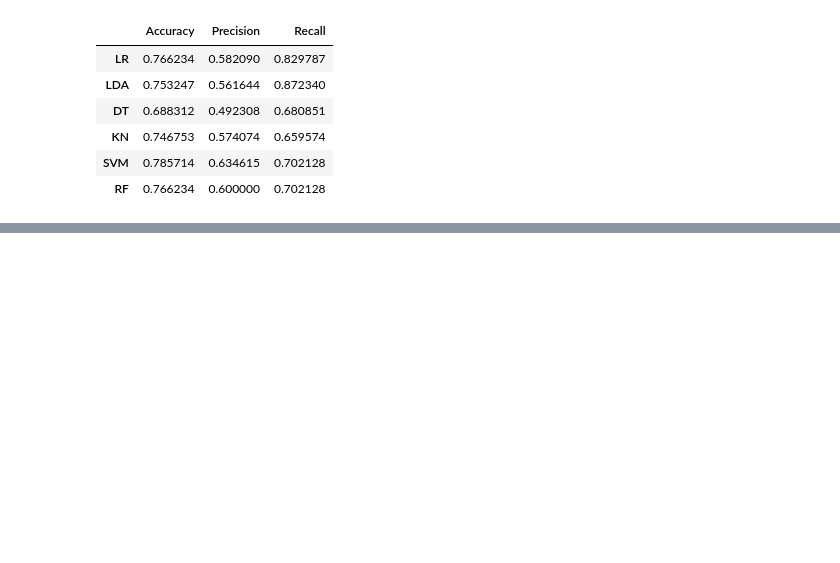
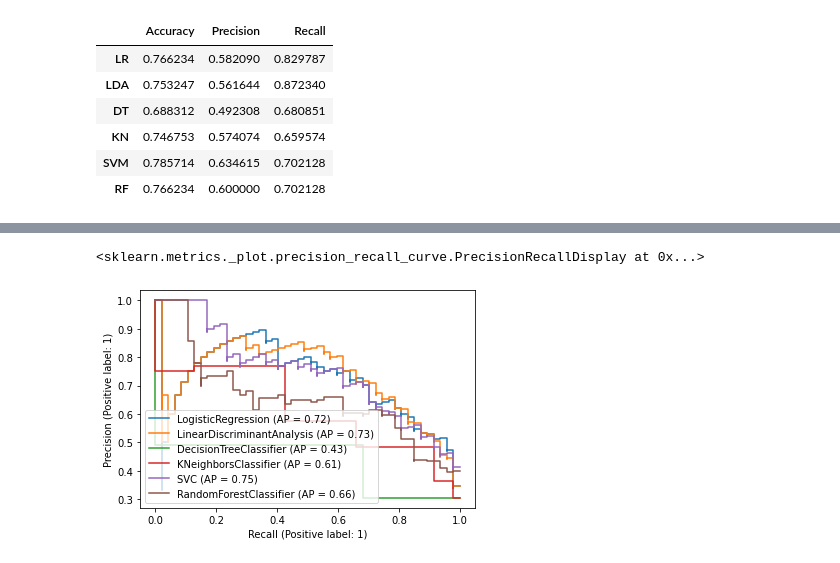
Before and after one commit to Sau1o/pythonScripts, a Jupyter notebook: Diabetes/Diabetes.ipynb, the cells around one changed output, grey strips where cells are left out. Cells and saved outputs as stored; diff of their text form; code cells hidden in the pictures; blank space fills up the shorter version.

```diff
--- a/Diabetes/Diabetes.ipynb
+++ b/Diabetes/Diabetes.ipynb
@@ -221,0 +237,10 @@ dados
+# %%
+plot_precision_recall_curve(LR,test_x,test_y,ax=plt.gca())
+plot_precision_recall_curve(LDA,test_x,test_y,ax=plt.gca())
+plot_precision_recall_curve(DT,test_x,test_y,ax=plt.gca())
+plot_precision_recall_curve(KN,test_x,test_y,ax=plt.gca())
+plot_precision_recall_curve(SVM,test_x,test_y,ax=plt.gca())
+plot_precision_recall_curve(RF,test_x,test_y,ax=plt.gca())
+# %% [output]
+<sklearn.metrics._plot.precision_recall_curve.PrecisionRecallDisplay at 0x...>
+[figure, added]
```
Also changed, not shown: parts of 2 cells of this notebook.
